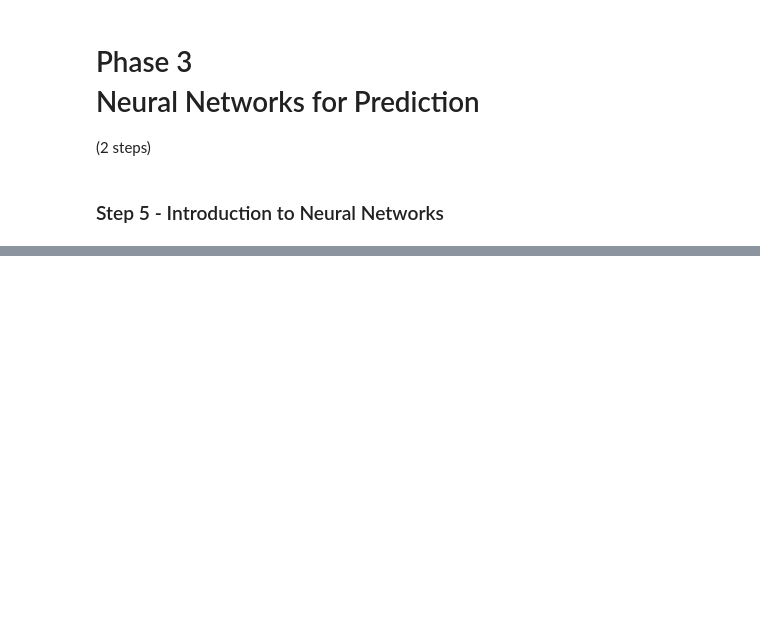
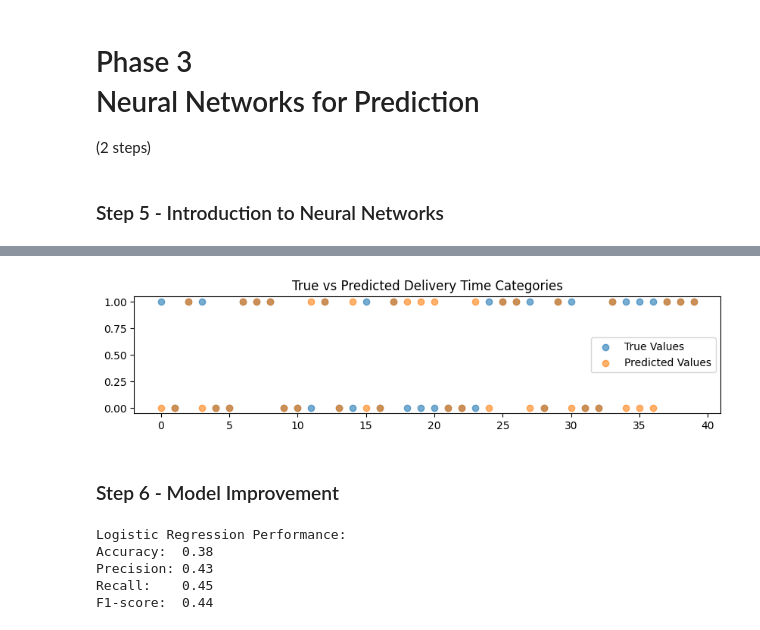
Before and after one commit to princypandya/Food-Delivery-Time-Prediction, a Jupyter notebook: Assignment5.ipynb, the cells around one changed output, grey strips where cells are left out. Cells and saved outputs as stored; diff of their text form; code cells hidden in the pictures; blank space fills up the shorter version.

```diff
--- a/Assignment5.ipynb
+++ b/Assignment5.ipynb
@@ -495,0 +609,35 @@ plt.show()
+# %%
+# y_pred vs y_test graph comparison
+plt.figure(figsize=(10,2))
+plt.scatter(range(len(y_test)), y_test, label='True Values', alpha=0.6)
+plt.scatter(range(len(y_pred)), y_pred, label='Predicted Values', alpha=0.6)
+plt.title('True vs Predicted Delivery Time Categories')
+plt.legend()
+plt.show()
+# the orange and blue values are predicted and true so the brown values are predicted correctly values
+# %% [output]
+[figure, added]
+# %% [markdown]
+<h3>Step 6 - Model Improvement</h3>
+# %%
+# Logistic Regression for comparison
+logreg = LogisticRegression(max_iter=1000)
+logreg.fit(x_train, y_train)
+y_logreg_pred = logreg.predict(x_test)
+
+logreg_accuracy = accuracy_score(y_test, y_logreg_pred)
+logreg_precision = precision_score(y_test, y_logreg_pred, zero_division=0)
+logreg_recall = recall_score(y_test, y_logreg_pred, zero_division=0)
+logreg_f1 = f1_score(y_test, y_logreg_pred, zero_division=0)
+
+print("Logistic Regression Performance:")
+print(f"Accuracy:  {logreg_accuracy:.2f}")
+print(f"Precision: {logreg_precision:.2f}")
+print(f"Recall:    {logreg_recall:.2f}")
+print(f"F1-score:  {logreg_f1:.2f}")
+# %% [output]
+Logistic Regression Performance:
+Accuracy:  0.38
+Precision: 0.43
+Recall:    0.45
+F1-score:  0.44
```
Also changed, not shown: parts of 30 cells of this notebook.
